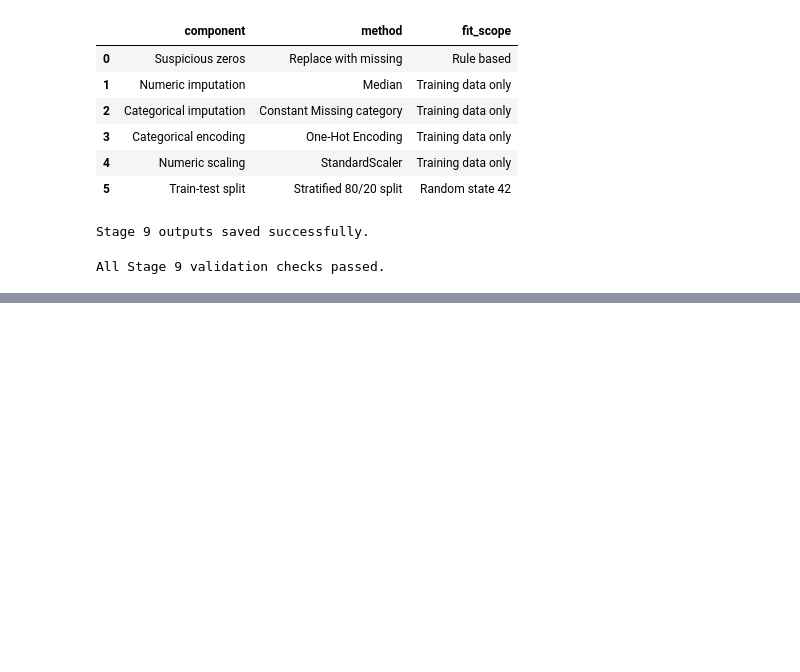
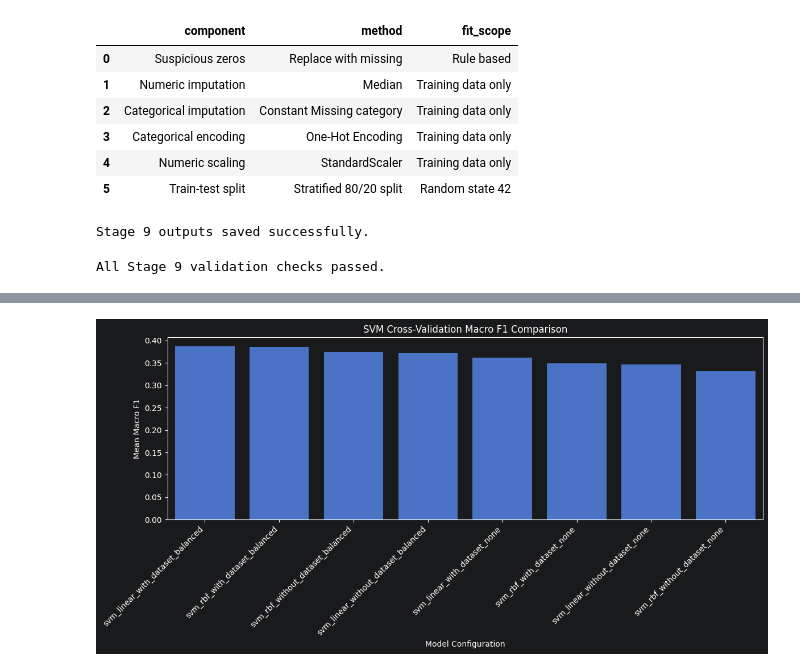
Before and after one commit to AmirhosseinKhadivi/DataMining-Course-Project, a Jupyter notebook: notebooks/03_modeling_and_evaluation.ipynb, the cells around one changed output, grey strips where cells are left out. Saved outputs shown, nothing was run; the diff lists cells and outputs as text; code cells hidden in the pictures; blank space fills up the shorter version.

```diff
--- a/notebooks/03_modeling_and_evaluation.ipynb
+++ b/notebooks/03_modeling_and_evaluation.ipynb
@@ -1022,0 +1248,19 @@ All Stage 9 validation checks passed.
+# %%
+def select_features_for_configuration(
+    input_data,
+    dataset_mode,
+):
+    if dataset_mode == "with_dataset":
+        return input_data[
+            FEATURES_WITH_DATASET
+        ].copy()
+
+    if dataset_mode == "without_dataset":
+        return input_data[
+            FEATURES_WITHOUT_DATASET
+        ].copy()
+
+    raise ValueError(
+        "Dataset mode must be "
+        "'with_dataset' or 'without_dataset'."
+    )
@@ -1022,0 +1457,38 @@ All Stage 9 validation checks passed.
+# %%
+SHOW_SVM_PLOTS = True
+
+
+plt.figure(figsize=(12, 6))
+
+axis = sns.barplot(
+    data=svm_cv_results,
+    x="model_name",
+    y="cv_macro_f1_mean",
+)
+
+plt.title("SVM Cross-Validation Macro F1 Comparison")
+plt.xlabel("Model Configuration")
+plt.ylabel("Mean Macro F1")
+plt.xticks(
+    rotation=45,
+    ha="right",
+)
+plt.tight_layout()
+
+svm_cv_figure_path = (
+    FIGURES_DIR
+    / "10_svm_cv_macro_f1_comparison.png"
+)
+
+plt.savefig(
+    svm_cv_figure_path,
+    dpi=200,
+    bbox_inches="tight",
+)
+
+if SHOW_SVM_PLOTS:
+    plt.show()
+
+plt.close()
+# %% [output]
+[figure, added]
```
Also changed, not shown: parts of 35 cells of this notebook, 17 other files.
